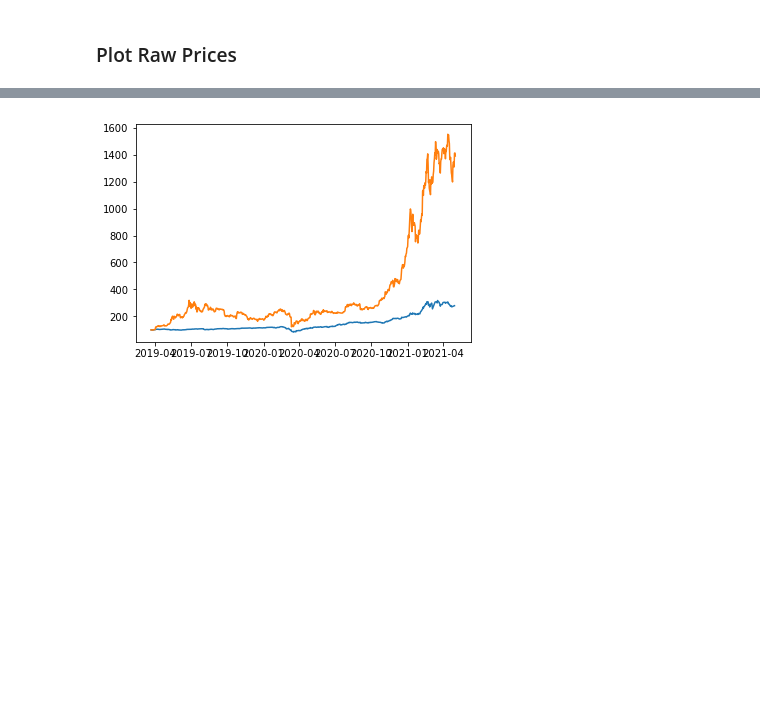
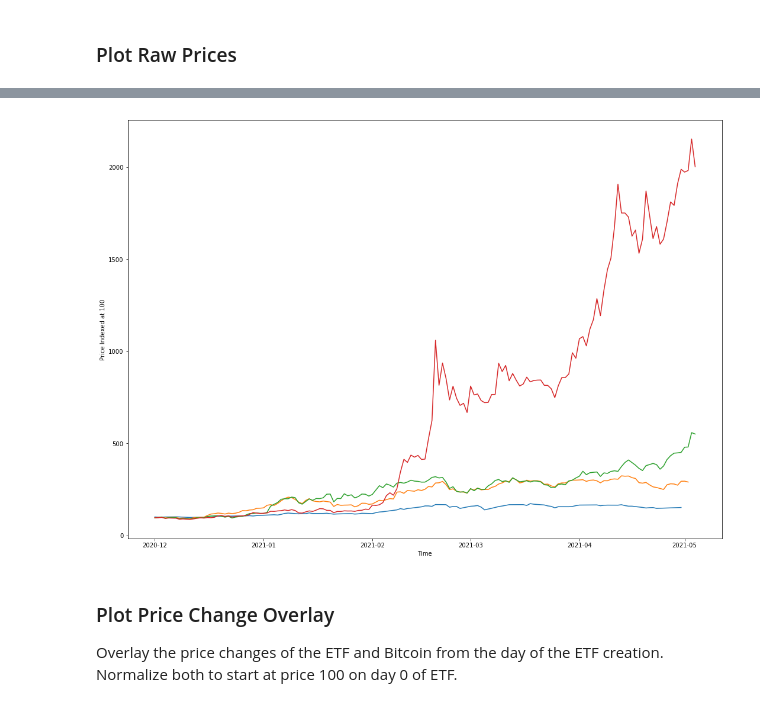
Before and after one commit to glitznerf/BC-Fund-Analysis, a Jupyter notebook: analysis.ipynb, the cells around one changed output, grey strips where cells are left out. Saved outputs shown, nothing was run; the diff lists cells and outputs as text; code cells hidden in the pictures; blank space fills up the shorter version.

```diff
--- a/analysis.ipynb
+++ b/analysis.ipynb
@@ -80,0 +128,7 @@ plt.show()
+# %%
+# Add a delay to when to graph from, in ETF trading days
+start_days = 430
+start_day = etf_dates[1+start_days]
+
+# Start price
+base_index = 100
@@ -81,24 +188,59 @@ plt.show()
+# %%
+plt.figure(figsize=(18,13))
+plt.plot(etf_dates[start_days+1:], etf_price_change)
+plt.plot(btc_dates[btc_match:], btc_price_change, 'tab:orange')
+plt.plot(eth_dates[eth_match:], eth_price_change, 'tab:green')
+plt.plot(bnb_dates[bnb_match:], bnb_price_change, 'tab:red')
+plt.xlabel("Time")
+plt.ylabel("Price Indexed at 100")
+plt.show()
+# %% [output]
+[figure, added]
+# %% [markdown]
+### Plot Price Change Overlay
+Overlay the price changes of the ETF and Bitcoin from the day of the ETF creation. Normalize both to start at price 100 on day 0 of ETF.
 # %%
 # Index ETF Price at 100
 etf_price_change = []
-index = 100
-for i in range(1, len(etf_prices)):
-    index = index * etf_prices[i] / etf_prices[i-1]
+for i in range(1+start_days, len(etf_prices)):
+    index = etf_prices[i] / etf_prices[i-1]
     etf_price_change.append(index)
 
+
 # Index BTC Price at 100
+btc_match = 0
+for i in range(len(btc_prices)):
+    if btc_dates[i] == start_day:
+        btc_match = i
+        break
+
 btc_price_change = []
-index = 100
-start_match = 0
-for i in range(len(btc_prices)):
-    if btc_dates[i] == etf_dates[0]:
-        start_match = i
-for i in range(start_match, len(btc_prices)):
-    index = index * btc_prices[i] / btc_prices[i-1]
+for i in range(btc_match, len(btc_prices)):
+    index = btc_prices[i] / btc_prices[i-1]
     btc_price_change.append(index)
 
-plt.plot(etf_dates[1:], etf_price_change)
-plt.plot(btc_dates[start_match:], btc_price_change, 'tab:orange')
-plt.show()
+
+# Index ETH Price at 100
+eth_match = 0
+for i in range(len(eth_prices)):
+    if eth_dates[i] == start_day:
+        eth_match = i
+        break
+
+eth_price_change = []
+for i in range(eth_match, len(eth_prices)):
+    index = eth_prices[i] / eth_prices[i-1]
+    eth_price_change.append(index)
+
+
+# Index BNB Price at 100
+bnb_match = 0
+for i in range(len(bnb_prices)):
+    if bnb_dates[i] == start_day:
+        bnb_match = i
+        break
+
+bnb_price_change = []
+for i in range(bnb_match, len(bnb_prices)):
+    index = bnb_prices[i] / bnb_prices[i-1]
+    bnb_price_change.append(index)
-# %% [output]
-[figure, removed]
```
Also changed, not shown: parts of 12 cells of this notebook, 2 other files.
